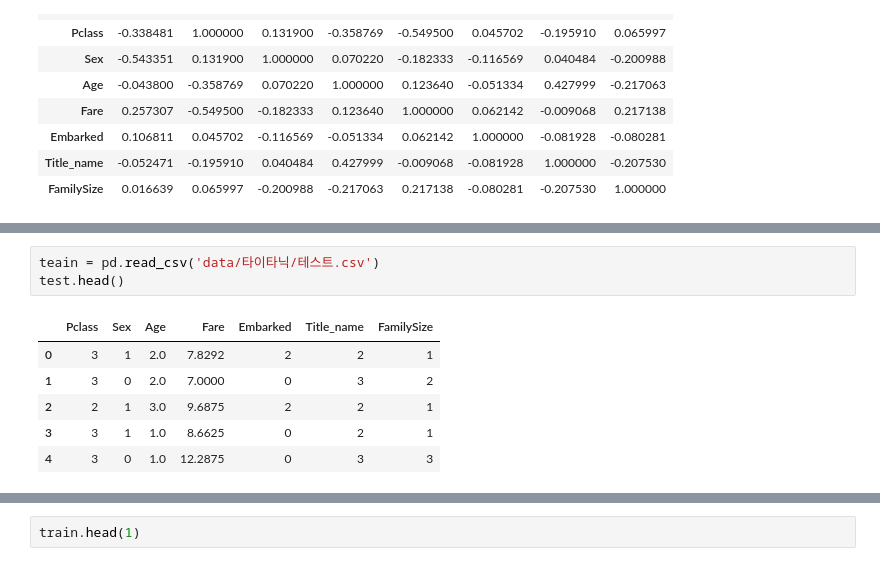
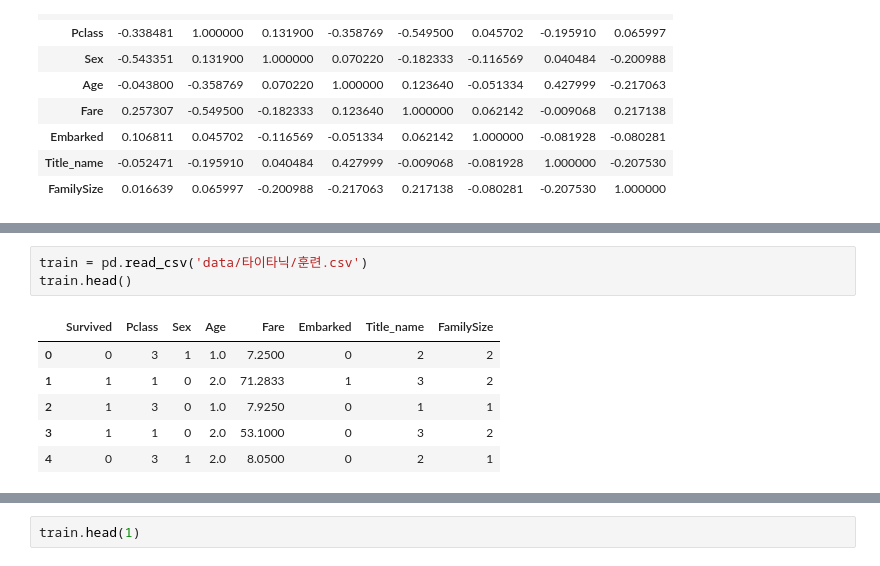
Before and after one commit to dkdoo010/python1, a Jupyter notebook: 05.인공지능/08.타이타닉.ipynb, the cells around one changed output, grey strips where cells are left out. Drawn from its saved outputs; the diff is of its cells as text.

```diff
--- a/05.인공지능/08.타이타닉.ipynb
+++ b/05.인공지능/08.타이타닉.ipynb
@@ -535,11 +594,11 @@ train.corr(numeric_only=True)
 # %%
-teain = pd.read_csv('data/타이타닉/테스트.csv')
-test.head()
+train = pd.read_csv('data/타이타닉/훈련.csv')
+train.head()
 # %% [output]
-|  | Pclass | Sex | Age | Fare | Embarked | Title_name | FamilySize |
-| 0 | 3 | 1 | 2.0 | 7.8292 | 2 | 2 | 1 |
-| 1 | 3 | 0 | 2.0 | 7.0000 | 0 | 3 | 2 |
-| 2 | 2 | 1 | 3.0 | 9.6875 | 2 | 2 | 1 |
-| 3 | 3 | 1 | 1.0 | 8.6625 | 0 | 2 | 1 |
-| 4 | 3 | 0 | 1.0 | 12.2875 | 0 | 3 | 3 |
+|  | Survived | Pclass | Sex | Age | Fare | Embarked | Title_name | FamilySize |
+| 0 | 0 | 3 | 1 | 1.0 | 7.2500 | 0 | 2 | 2 |
+| 1 | 1 | 1 | 0 | 2.0 | 71.2833 | 1 | 3 | 2 |
+| 2 | 1 | 3 | 0 | 1.0 | 7.9250 | 0 | 1 | 1 |
+| 3 | 1 | 1 | 0 | 2.0 | 53.1000 | 0 | 3 | 2 |
+| 4 | 0 | 3 | 1 | 2.0 | 8.0500 | 0 | 2 | 1 |
 # %%
```
Also changed, not shown: parts of 19 cells of this notebook, 45 other files.
